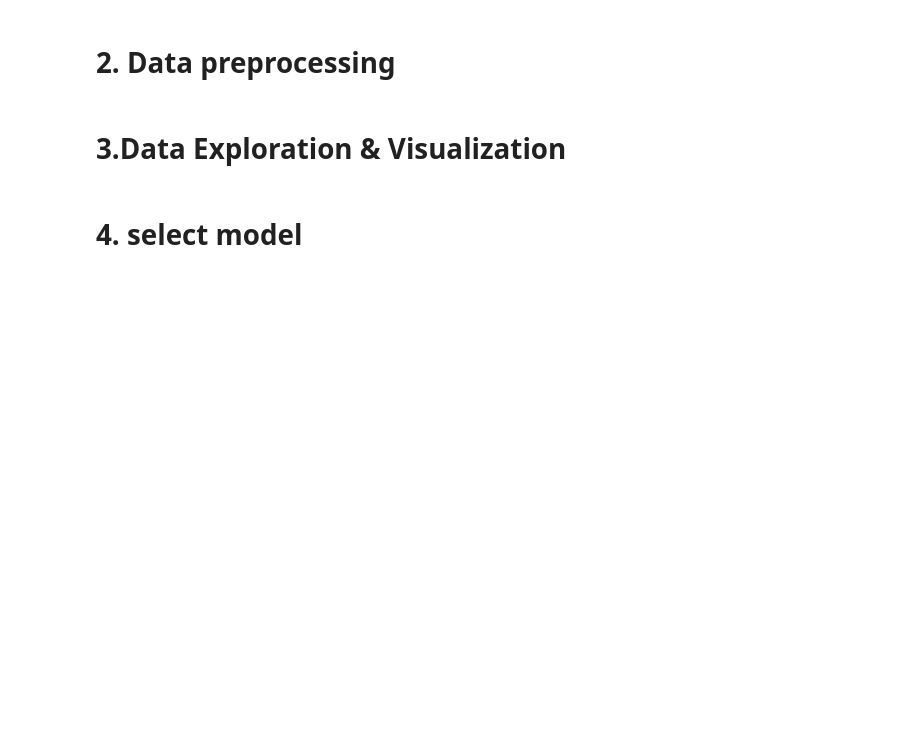
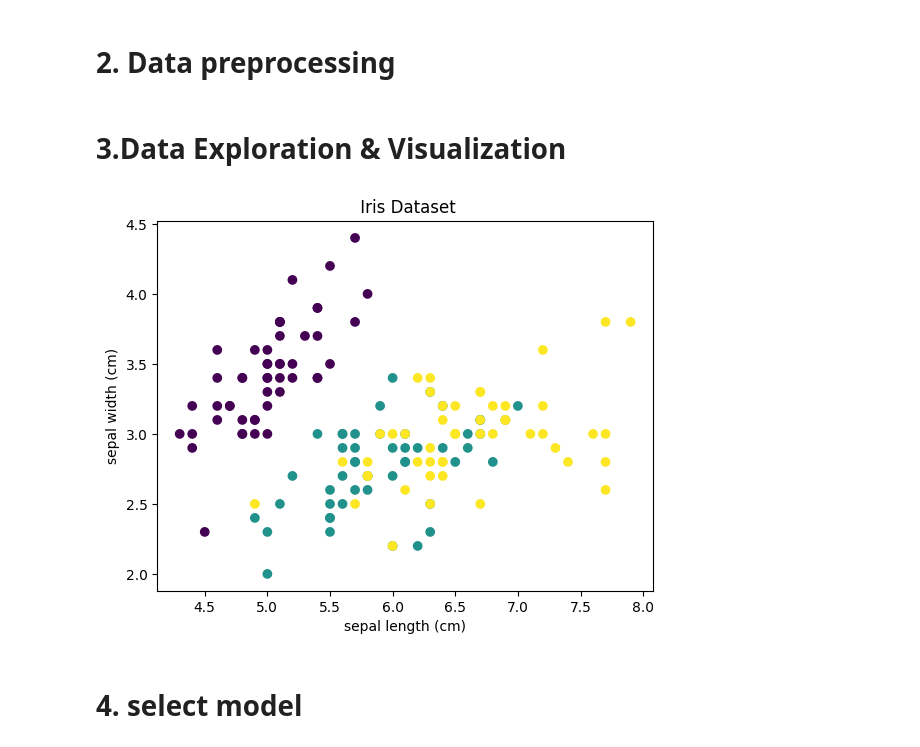
Before and after one commit to lamiaakhairyibrahim/ITI_training, a Jupyter notebook: logistic_regression_for_multi__classification.ipynb, the cells around one changed output. Drawn from its saved outputs; the diff is of its cells as text; code cells hidden in the pictures; blank space fills up the shorter version.

```diff
--- a/logistic_regression_for_multi__classification.ipynb
+++ b/logistic_regression_for_multi__classification.ipynb
@@ -11,0 +9,10 @@ from this link " https://www.kaggle.com/datasets/yasserh/titanic-dataset "
+# %%
+
+
+iris = load_iris()
+
+df = pd.DataFrame(data=iris.data, columns=iris.feature_names)
+df['target'] = iris.target
+
+
+df.head()
@@ -13,6 +27,15 @@ from this link " https://www.kaggle.com/datasets/yasserh/titanic-dataset "
 # 2. Data preprocessing
 # %% [markdown]
 # 3.Data Exploration & Visualization
+# %%
+
+plt.scatter(df['sepal length (cm)'], df['sepal width (cm)'],c=df['target'] , marker='o')
+plt.xlabel(iris.feature_names[0])
+plt.ylabel(iris.feature_names[1])
+plt.title(" Iris Dataset")
+plt.show()
+# %% [output]
+[figure, added]
 # %% [markdown]
 # 4. select model
 # %%
```
Also changed, not shown: parts of 10 cells of this notebook.
